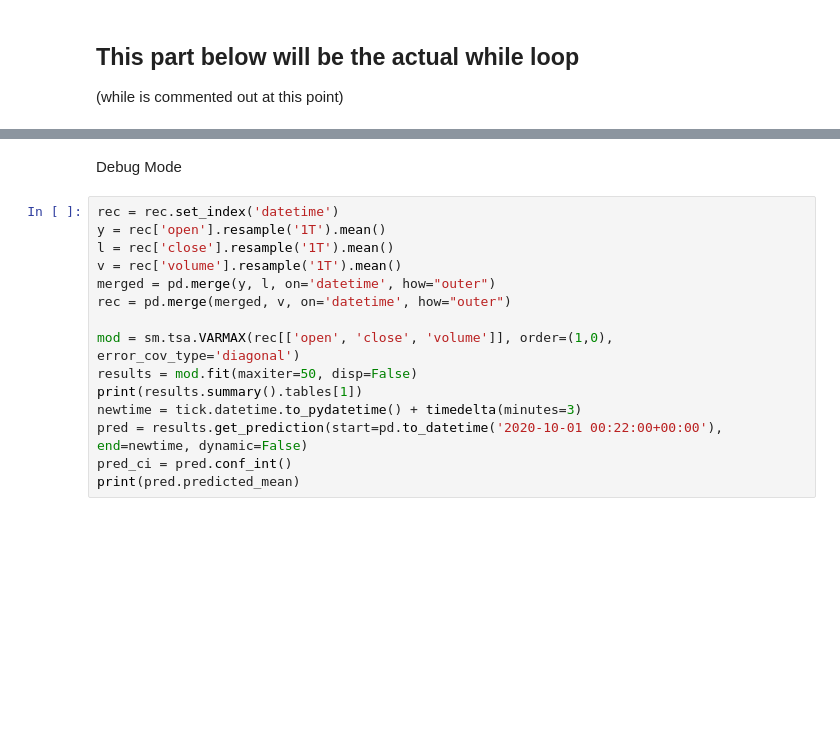
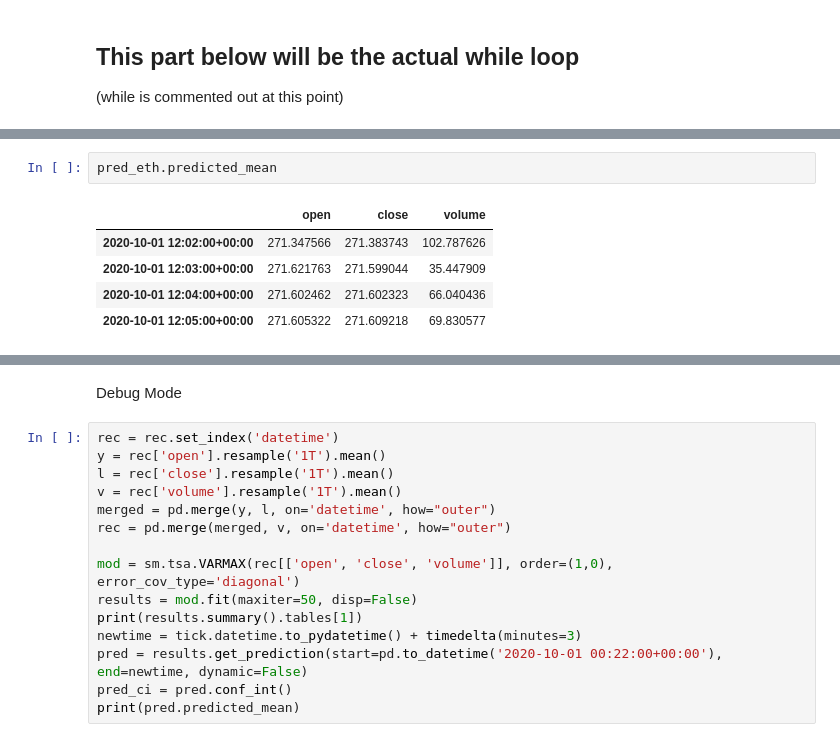
Before and after one commit to kc-luo/QL_Datathon_Rice21, a Jupyter notebook: businessLogic/Strategy 1.0.ipynb, the cells around one changed output, grey strips where cells are left out. Cells and saved outputs as stored; diff of their text form; blank space fills up the shorter version.

```diff
--- a/businessLogic/Strategy 1.0.ipynb
+++ b/businessLogic/Strategy 1.0.ipynb
@@ -209,0 +224,8 @@ Prob(H) (two-sided):        0.00, 0.00, 0.60   Kurtosis:                   264.3
+# %%
+pred_eth.predicted_mean
+# %% [output]
+|  | open | close | volume |
+| 2020-10-01 12:02:00+00:00 | 271.347566 | 271.383743 | 102.787626 |
+| 2020-10-01 12:03:00+00:00 | 271.621763 | 271.599044 | 35.447909 |
+| 2020-10-01 12:04:00+00:00 | 271.602462 | 271.602323 | 66.040436 |
+| 2020-10-01 12:05:00+00:00 | 271.605322 | 271.609218 | 69.830577 |
```
Also changed, not shown: parts of 9 cells of this notebook.
